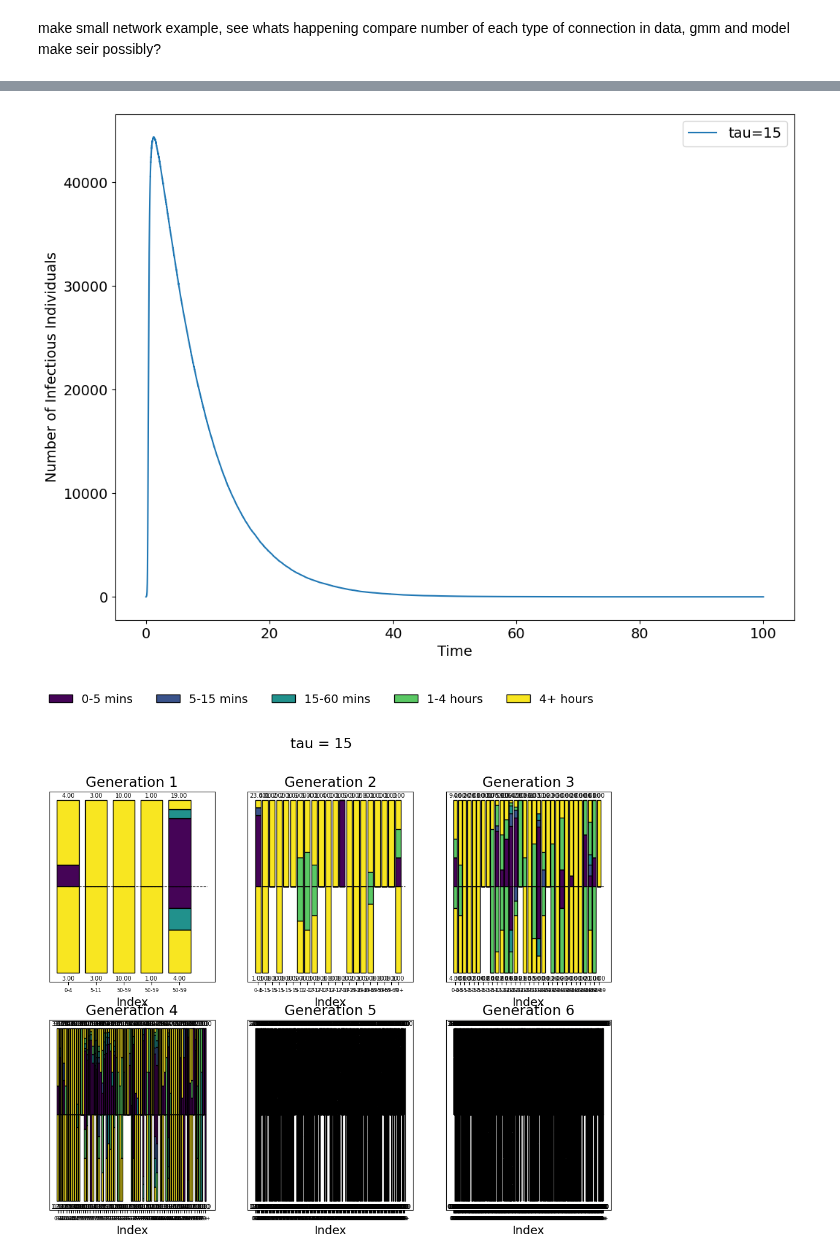
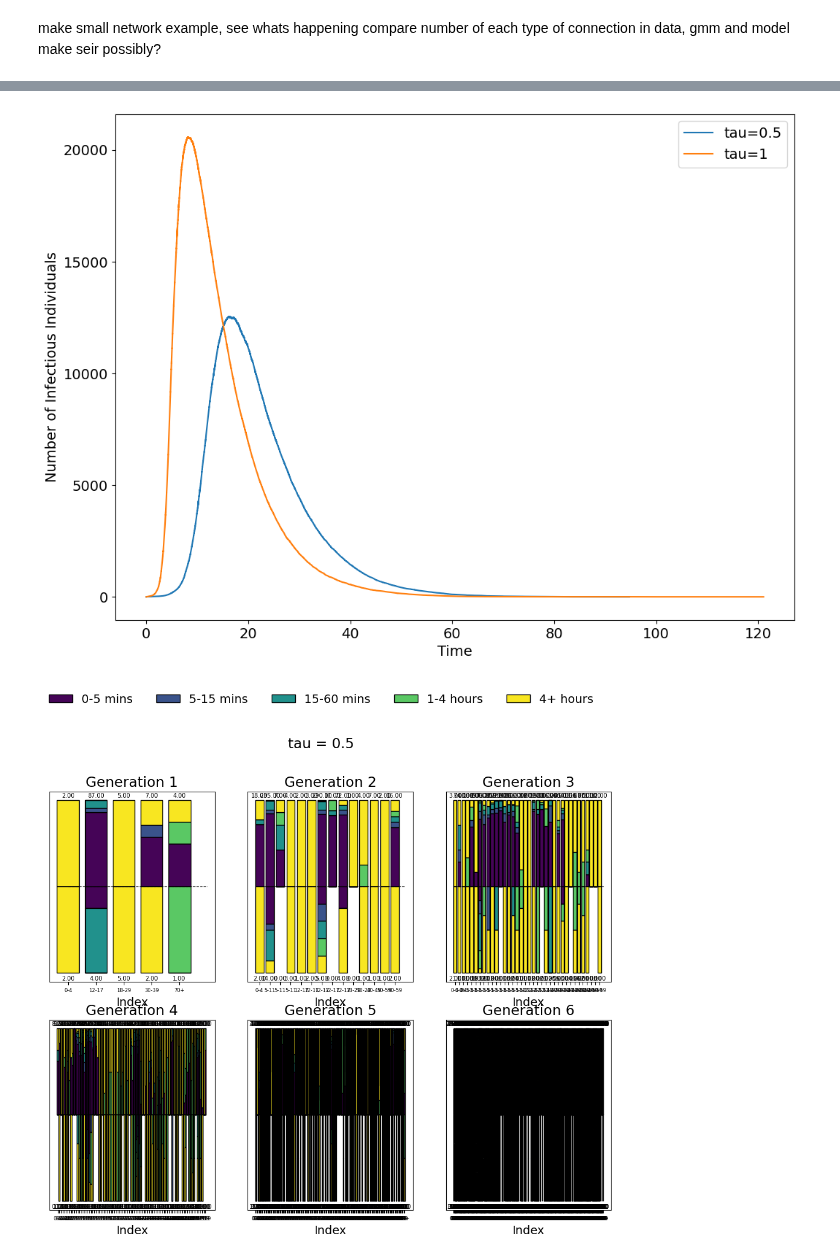
Before and after one commit to LukeMurrayKearney/Data-Driven-Networks-Code, a Jupyter notebook: duration+ages/beta_choices.ipynb, the cells around one changed output, grey strips where cells are left out. Drawn from its saved outputs; the diff is of its cells as text; code cells hidden in the pictures.

```diff
--- a/duration+ages/beta_choices.ipynb
+++ b/duration+ages/beta_choices.ipynb
@@ -19,12 +19,12 @@ n=100_000
 bucket_labels = ['0-4', '5-11', '12-17', '18-29', '30-39', '40-49', '50-59', '60-69', '70+']
 duration_labels = ['0-5 mins', '5-15 mins', '15-60 mins', '1-4 hours', '4+ hours']
 
-num_network = 40
+num_network = 20
 for data in datas:
     res = {'taus': [], 'fs': [], 'r0': [], 'r02': [], 'r03': [], 'r04': [], 'r05': [], 'r06': [], 'r07': [], 'r08': []}
     for k in range(num_network):
         try:
-            with open(f'sims/{data}_{k}_g.json', 'r') as f:
+            with open(f'sims/{data}_{k}.json', 'r') as f:
                 res_tmp = json.load(f)
             # res['age_dur_sc'] = res_tmp['age_dur_sc']
 
@@ -317,7 +318,7 @@ import matplotlib.pyplot as plt
 
 n = 100_000
 
-taus = [15]
+taus = [0.5,1]
 
 
 buckets = np.array([5,12,18,30,40,50,60,70])
@@ -426,7 +428,7 @@ import matplotlib.pyplot as plt
 
 n = 100_000
 
-taus = [15]
+taus = [.5,1]
 
 
 buckets = np.array([5,12,18,30,40,50,60,70])
@@ -518,2 +521,2 @@ for i, data in enumerate(datas):
-[figure, old version]
+[figure, new version]
-[figure, old version]
+[figure, new version]
```
Also changed, not shown: parts of 5 cells of this notebook, 4 other files.
